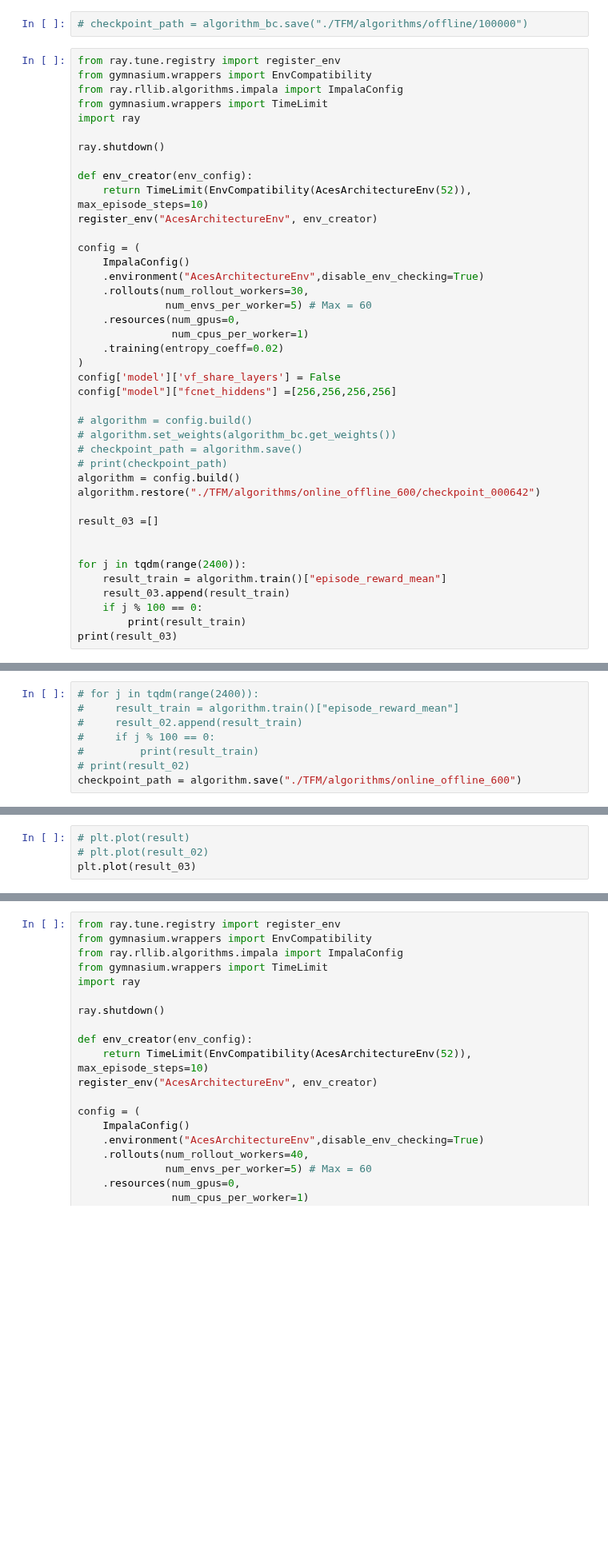
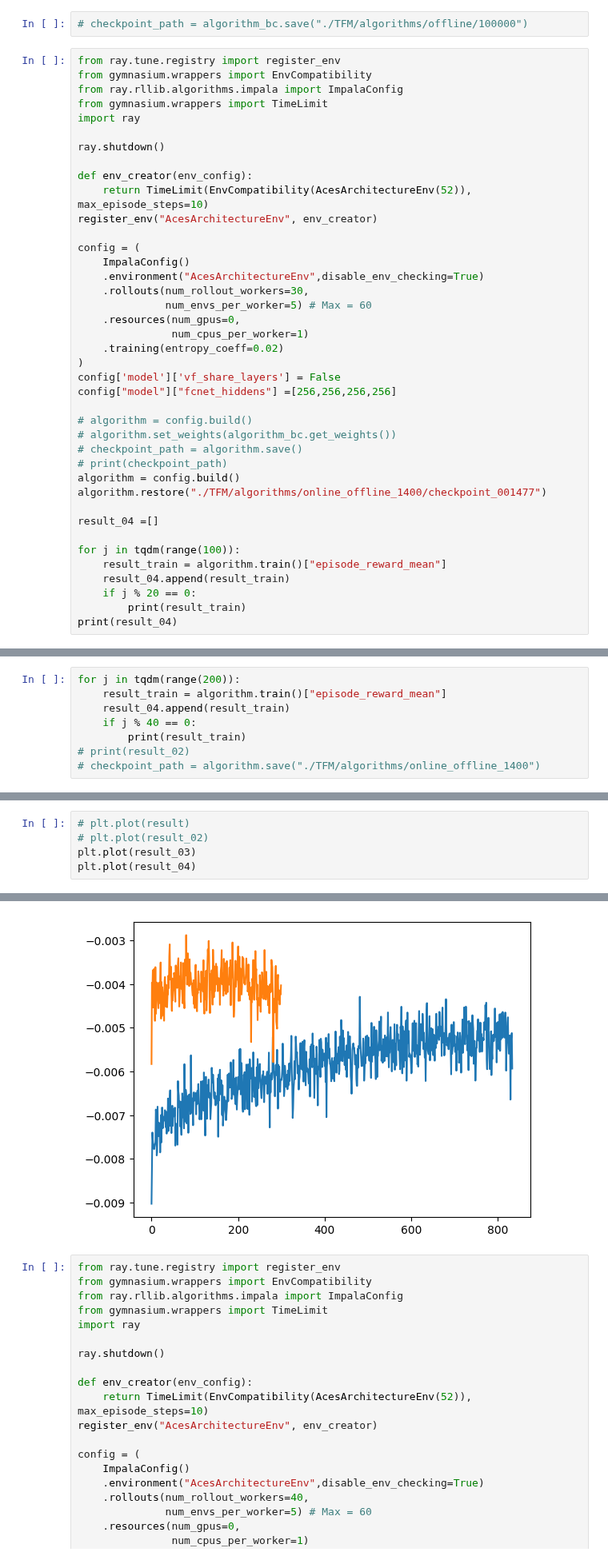
Before and after one commit to calzadaharo/TFM_ACES, a Jupyter notebook: OfflineStrategy.ipynb, the cells around one changed output, grey strips where cells are left out. Shown at 80% size. Saved outputs shown, nothing was run; the diff lists cells and outputs as text; blank space fills up the shorter version.

```diff
--- a/OfflineStrategy.ipynb
+++ b/OfflineStrategy.ipynb
@@ -540,15 +540,14 @@ config["model"]["fcnet_hiddens"] =[256,256,256,256]
 # checkpoint_path = algorithm.save()
 # print(checkpoint_path)
 algorithm = config.build()
-algorithm.restore("./TFM/algorithms/online_offline_600/checkpoint_000642")
+algorithm.restore("./TFM/algorithms/online_offline_1400/checkpoint_001477")
 
-result_03 =[]
+result_04 =[]
 
-
-for j in tqdm(range(2400)):
+for j in tqdm(range(100)):
     result_train = algorithm.train()["episode_reward_mean"]
-    result_03.append(result_train)
-    if j % 100 == 0:
+    result_04.append(result_train)
+    if j % 20 == 0:
         print(result_train)
-print(result_03)
+print(result_04)
 # %% [output]
@@ -570,8 +577,8 @@ OSError: [Errno 28] No space left on device
 # %%
-# for j in tqdm(range(2400)):
-#     result_train = algorithm.train()["episode_reward_mean"]
-#     result_02.append(result_train)
-#     if j % 100 == 0:
-#         print(result_train)
+for j in tqdm(range(200)):
+    result_train = algorithm.train()["episode_reward_mean"]
+    result_04.append(result_train)
+    if j % 40 == 0:
+        print(result_train)
 # print(result_02)
-checkpoint_path = algorithm.save("./TFM/algorithms/online_offline_600")
+# checkpoint_path = algorithm.save("./TFM/algorithms/online_offline_1400")
@@ -579,3 +590,5 @@ checkpoint_path = algorithm.save("./TFM/algorithms/online_offline_600")
 # plt.plot(result)
 # plt.plot(result_02)
 plt.plot(result_03)
+plt.plot(result_04)
+# %% [output]
@@ -582,3 +596,4 @@ plt.plot(result_03)
+[figure, added]
 # %%
 from ray.tune.registry import register_env
 from gymnasium.wrappers import EnvCompatibility
```
Also changed, not shown: parts of 3 cells of this notebook, 2 other files.
